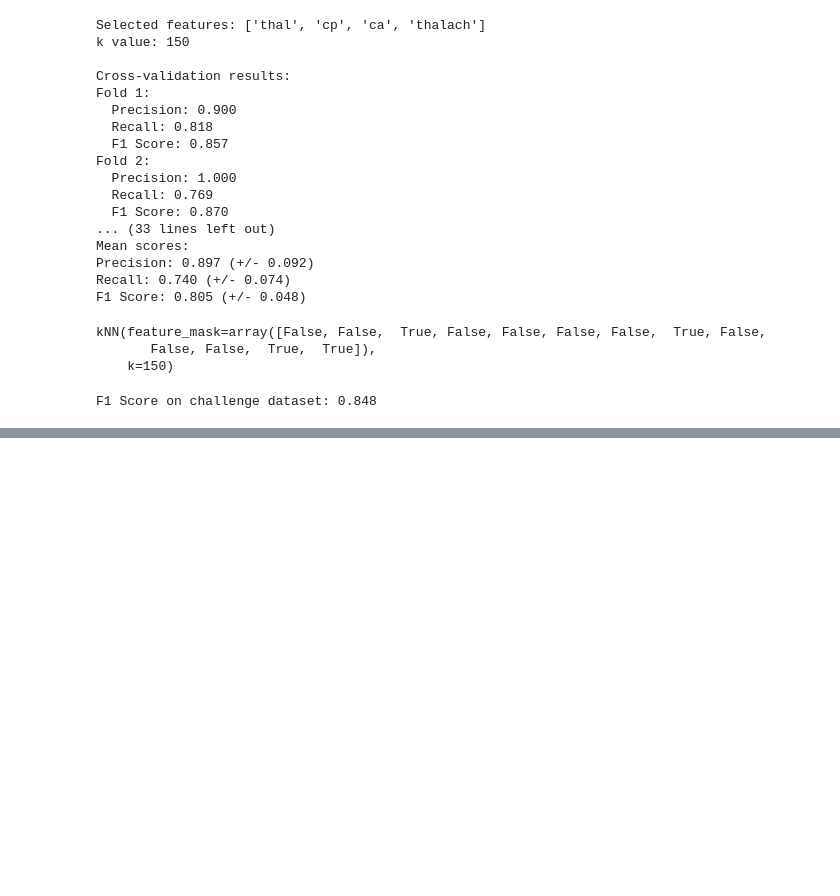
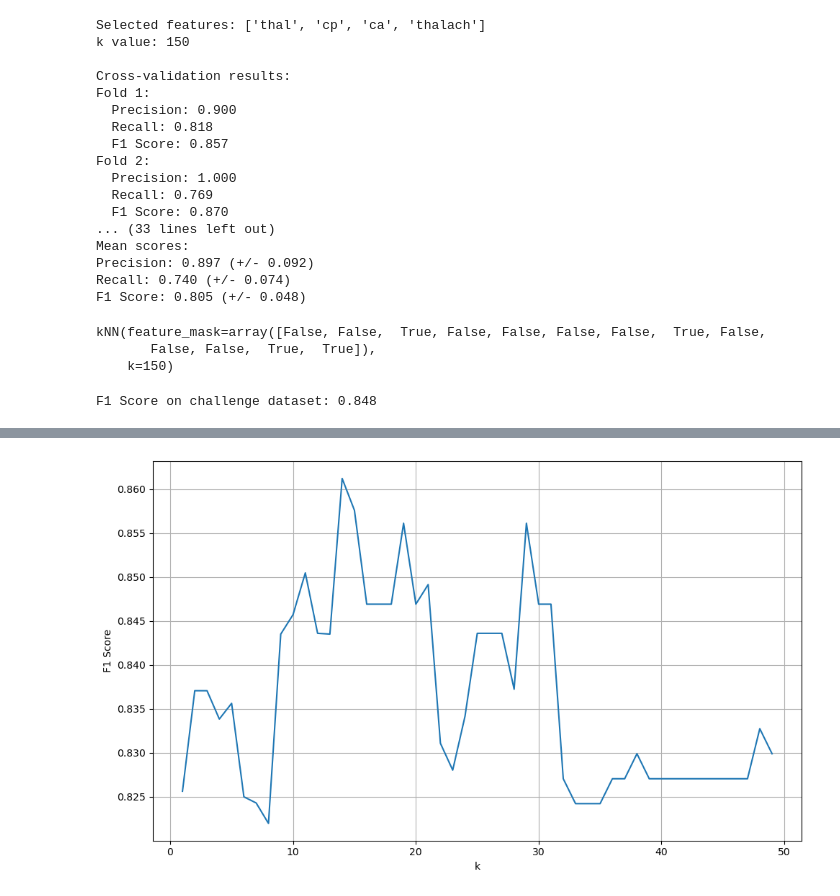
Before and after one commit to m6urns/project4-knn-cs5830, a Jupyter notebook: project4-fix.ipynb, the cells around one changed output, grey strips where cells are left out. Cells and saved outputs as stored; diff of their text form; code cells hidden in the pictures; blank space fills up the shorter version.

```diff
--- a/project4-fix.ipynb
+++ b/project4-fix.ipynb
@@ -204,0 +208,25 @@ F1 Score on challenge dataset: 0.848
+# %%
+def load_diabetes_data(file_path):
+    data = pd.read_csv(file_path)
+    # data['Diabetes_binary'] = data.num.apply(lambda x: min(x,1))
+
+    for col in data.columns:
+        data[col] = pd.to_numeric(data[col], errors='coerce')
+
+    # data = data.drop('num', axis=1)
+    data = data.dropna()
+
+    X = data.drop('Diabetes_binary', axis=1)
+    y = data['Diabetes_binary']
+
+    scaler = StandardScaler()
+    X_scaled = scaler.fit_transform(X)
+
+    X_scaled_df = pd.DataFrame(X_scaled, columns=X.columns, index=X.index)
+
+    return X_scaled_df.values, y.values, X.columns
+# %%
+X, y, feature_names= load_diabetes_data('data/diabetes_sample.csv')
+importance_results = feature_importance(X, y, feature_names)
+print("Feature Importance:")
+print(importance_results)
@@ -204,0 +251,9 @@ F1 Score on challenge dataset: 0.848
+# %%
+selected_features = ['BMI', 'GenHealth', 'PhysHlth', 'Age', 'HighBP', 'Sex', 'HvyAlcoholConsump', 'HighChol']
+
+# Create feature mask
+feature_mask = np.isin(feature_names, selected_features)
+
+elbow(X, y, range(1, 50), feature_mask)
+# %% [output]
+[figure, added]
```
Also changed, not shown: parts of 8 cells of this notebook.
